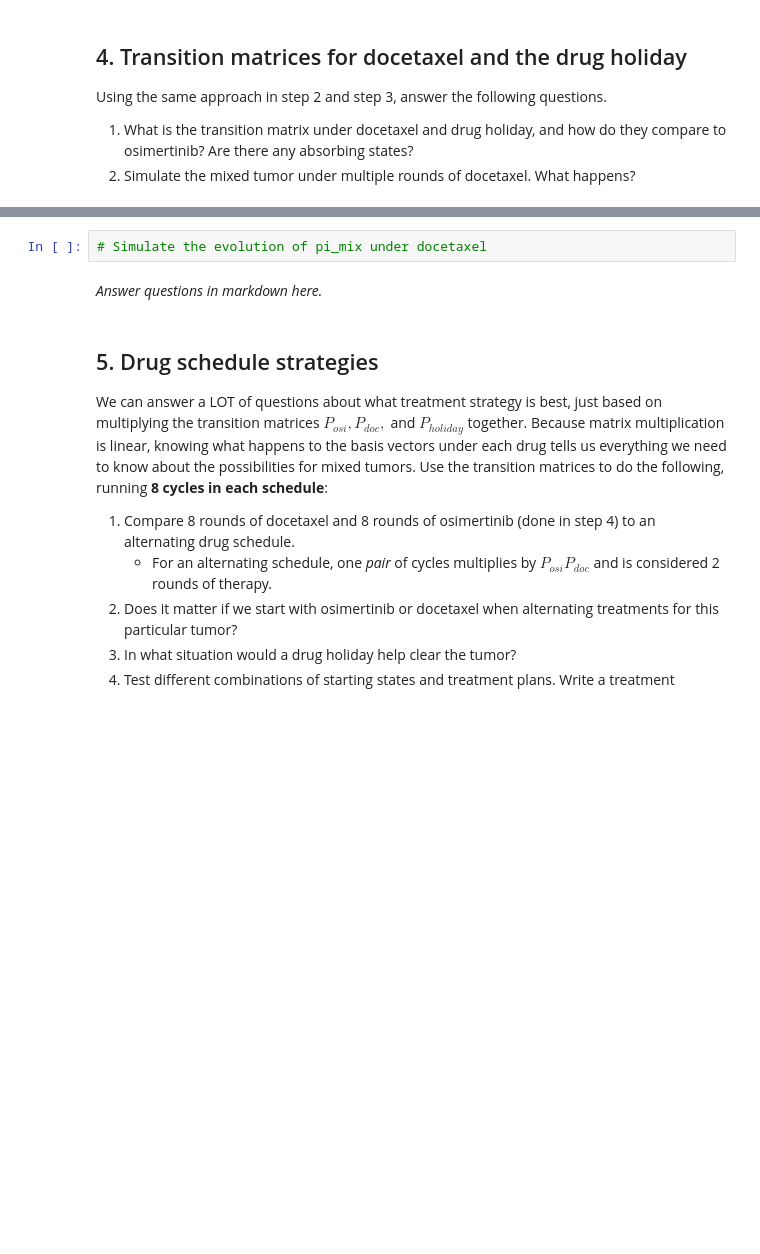
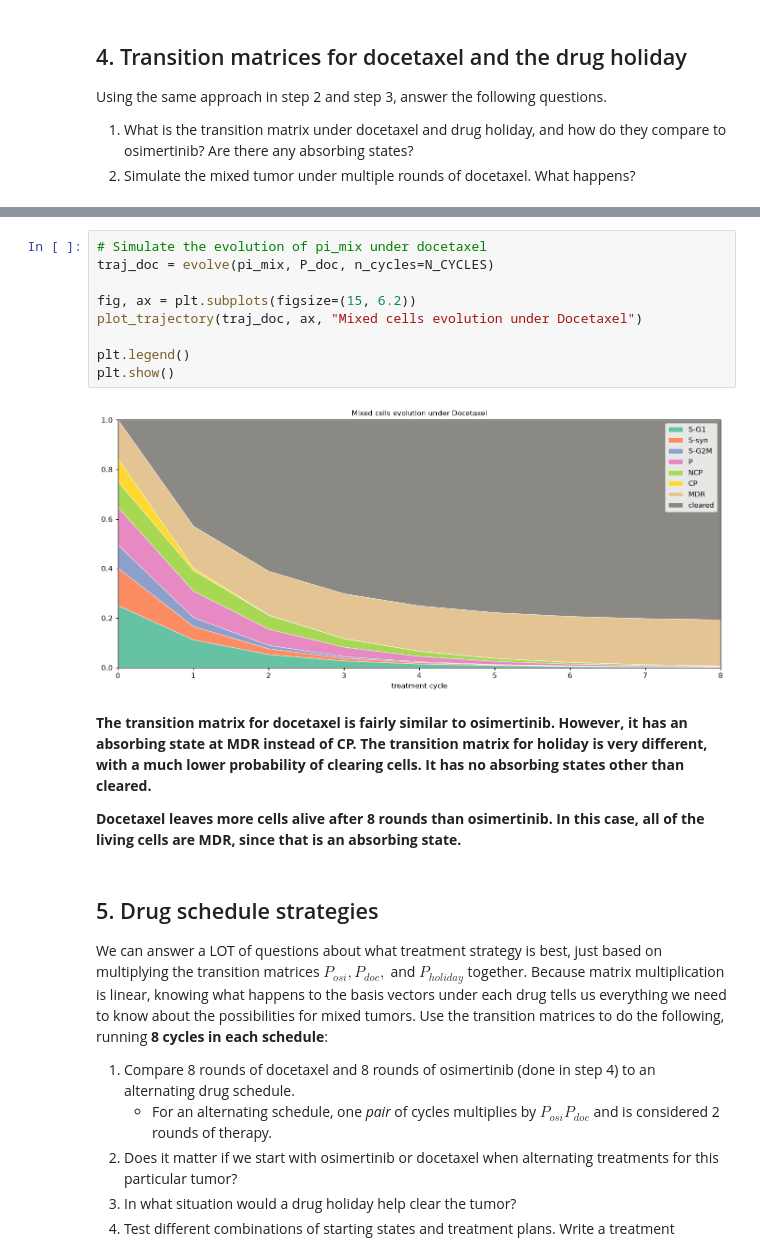
Before and after one commit to wesleyfletcher/UU_F26_templates, a Jupyter notebook: Week10/thursday_lab/Lab09_markov_chain.ipynb, the cells around one changed output, grey strips where cells are left out. Cells and saved outputs as stored; diff of their text form; blank space fills up the shorter version.

```diff
--- a/Week10/thursday_lab/Lab09_markov_chain.ipynb
+++ b/Week10/thursday_lab/Lab09_markov_chain.ipynb
@@ -250,7 +359,18 @@ P_holiday = ...   # TODO
 # %%
 # Simulate the evolution of pi_mix under docetaxel
+traj_doc = evolve(pi_mix, P_doc, n_cycles=N_CYCLES)
+
+fig, ax = plt.subplots(figsize=(15, 6.2))
+plot_trajectory(traj_doc, ax, "Mixed cells evolution under Docetaxel")
+
+plt.legend()
+plt.show()
+# %% [output]
+[figure, added]
 # %% [markdown]
-*Answer questions in markdown here.*
+**The transition matrix for docetaxel is fairly similar to osimertinib. However, it has an absorbing state at MDR instead of CP. The transition matrix for holiday is very different, with a much lower probability of clearing cells. It has no absorbing states other than cleared.**
+
+**Docetaxel leaves more cells alive after 8 rounds than osimertinib. In this case, all of the living cells are MDR, since that is an absorbing state.**
 # %% [markdown]
 ## 5. Drug schedule strategies
 
```
Also changed, not shown: parts of 26 cells of this notebook.
